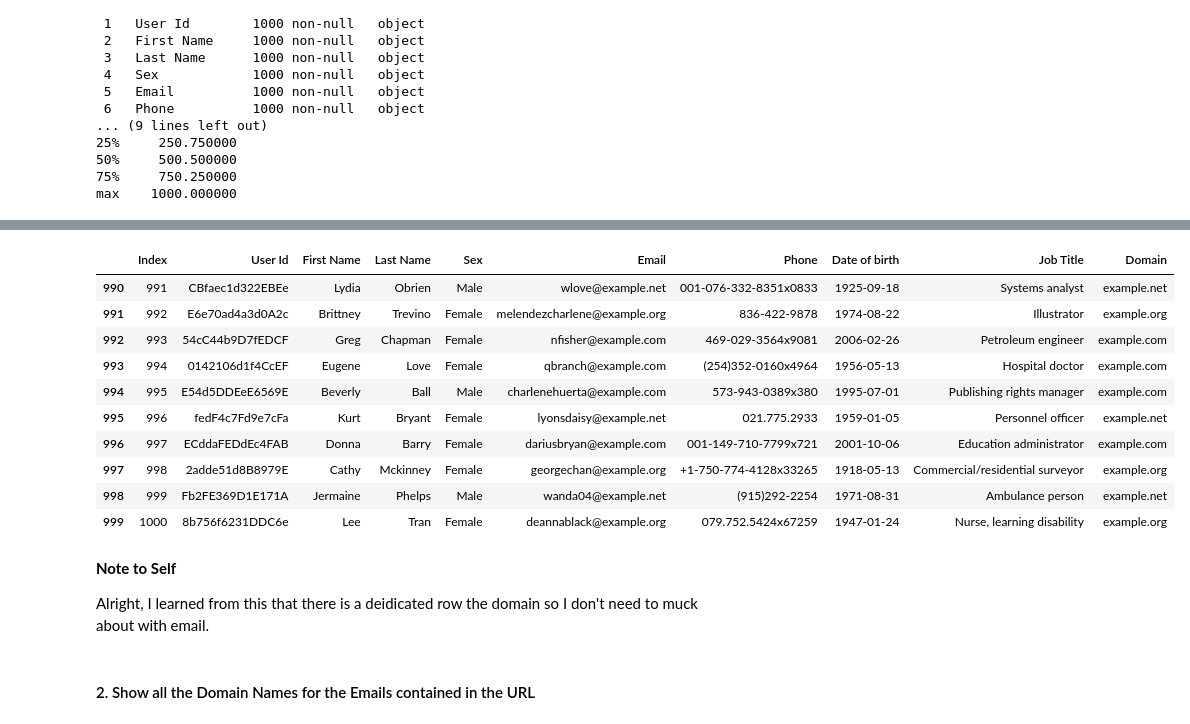
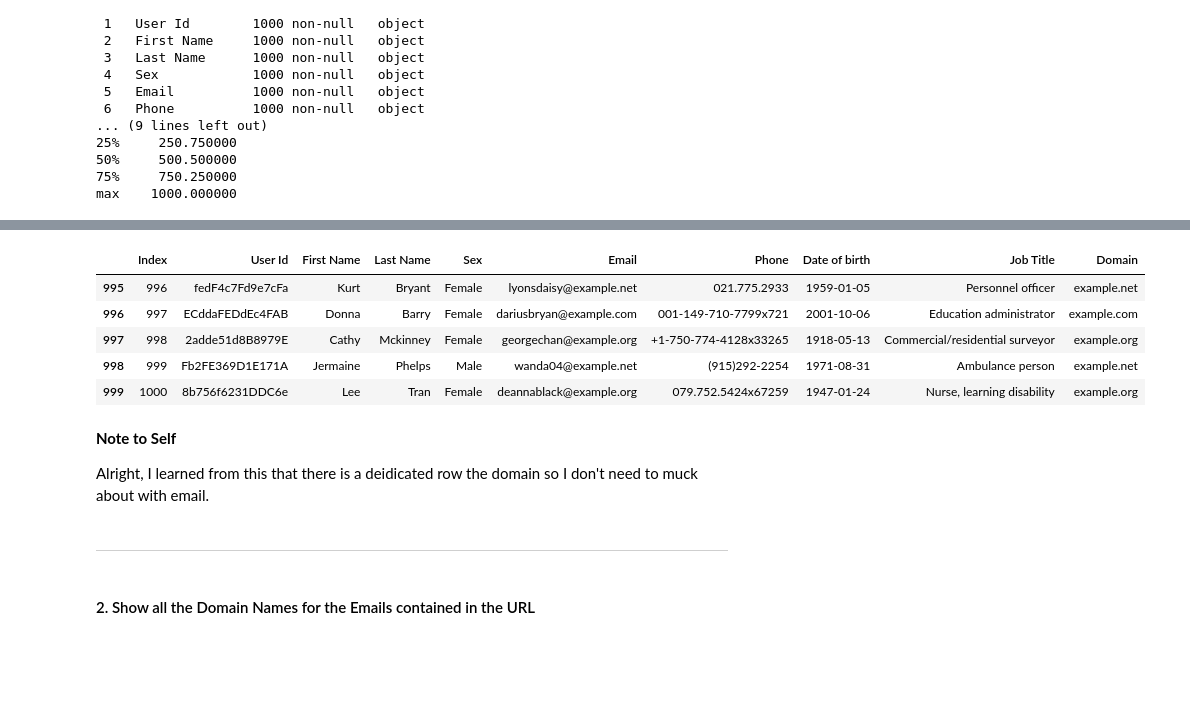
Before and after one commit to PectenMaximus/PFDA_2025, a Jupyter notebook: Assignments/Assignment_03_Pie.ipynb, the cells around one changed output, grey strips where cells are left out. Cells and saved outputs as stored; diff of their text form; code cells hidden in the pictures; blank space fills up the shorter version.

```diff
--- a/Assignments/Assignment_03_Pie.ipynb
+++ b/Assignments/Assignment_03_Pie.ipynb
@@ -85,13 +80,8 @@ data.head(10)
 # %%
 # Show the last 5 rows of the URL
-data.tail(10)
+data.tail(5)
 # %% [output]
 |  | Index | User Id | First Name | Last Name | Sex | Email | Phone | Date of birth | Job Title | Domain |
-| 990 | 991 | CBfaec1d322EBEe | Lydia | Obrien | Male | wlove@example.net | 001-076-332-8351x0833 | 1925-09-18 | Systems analyst | example.net |
-| 991 | 992 | E6e70ad4a3d0A2c | Brittney | Trevino | Female | melendezcharlene@example.org | 836-422-9878 | 1974-08-22 | Illustrator | example.org |
-| 992 | 993 | 54cC44b9D7fEDCF | Greg | Chapman | Female | nfisher@example.com | 469-029-3564x9081 | 2006-02-26 | Petroleum engineer | example.com |
-| 993 | 994 | 0142106d1f4CcEF | Eugene | Love | Female | qbranch@example.com | (254)352-0160x4964 | 1956-05-13 | Hospital doctor | example.com |
-| 994 | 995 | E54d5DDEeE6569E | Beverly | Ball | Male | charlenehuerta@example.com | 573-943-0389x380 | 1995-07-01 | Publishing rights manager | example.com |
 | 995 | 996 | fedF4c7Fd9e7cFa | Kurt | Bryant | Female | lyonsdaisy@example.net | 021.775.2933 | 1959-01-05 | Personnel officer | example.net |
 | 996 | 997 | ECddaFEDdEc4FAB | Donna | Barry | Female | dariusbryan@example.com | 001-149-710-7799x721 | 2001-10-06 | Education administrator | example.com |
 | 997 | 998 | 2adde51d8B8979E | Cathy | Mckinney | Female | georgechan@example.org | +1-750-774-4128x33265 | 1918-05-13 | Commercial/residential surveyor | example.org |
@@ -101,6 +91,8 @@ data.tail(10)
 **Note to Self**
 
 Alright, I learned from this that there is a deidicated row the domain so I don't need to muck about with email.
+# %% [markdown]
+----------
 # %% [markdown]
 #### 2. Show all the Domain Names for the Emails contained in the URL
 # %%
```
Also changed, not shown: parts of 4 cells of this notebook, 1 other file.
